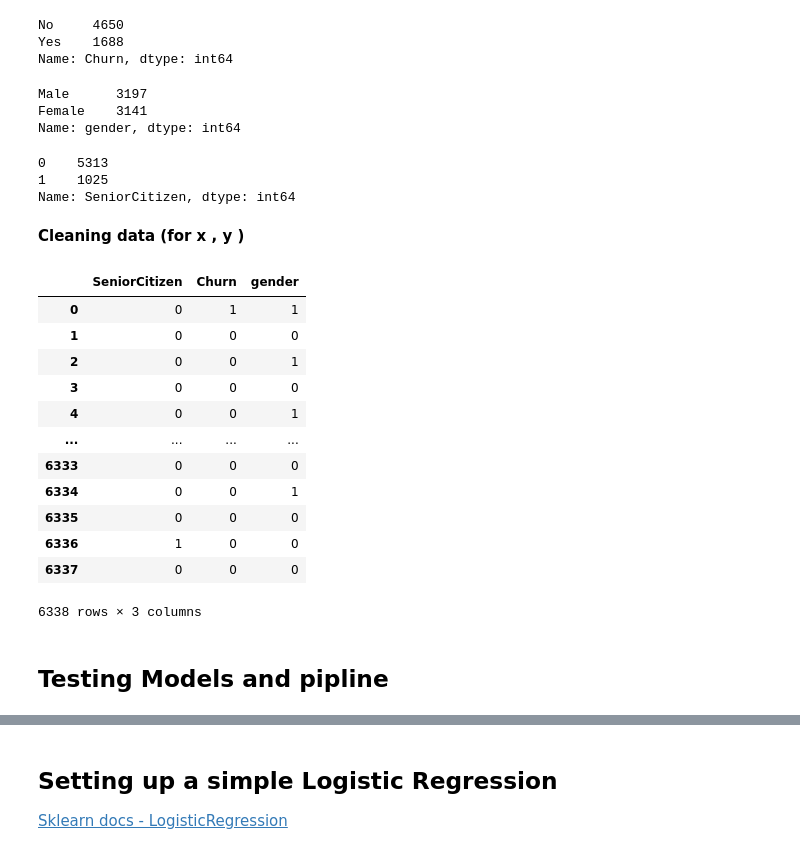
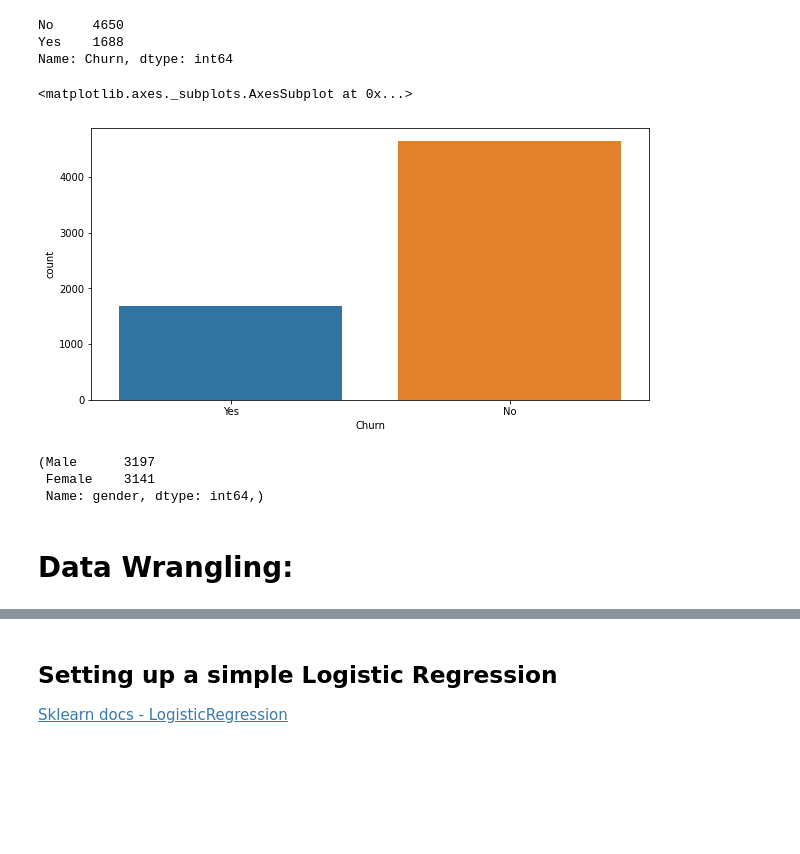
Before and after one commit to helah20/Machine_learning, a Jupyter notebook: Copy_of_01_case_study_setup.ipynb, the cells around one changed output, grey strips where cells are left out. Cells and saved outputs as stored; diff of their text form; code cells hidden in the pictures; blank space fills up the shorter version.

```diff
--- a/Copy_of_01_case_study_setup.ipynb
+++ b/Copy_of_01_case_study_setup.ipynb
@@ -94,9 +147,16 @@ df.Churn.value_counts() # the count of the customers who stayed with the company
 No     4650
 Yes    1688
 Name: Churn, dtype: int64
+# %%
+
+plt.figure( figsize=[10,5] )
+sns.countplot(x='Churn' ,data= df)
+# %% [output]
+<matplotlib.axes._subplots.AxesSubplot at 0x...>
+[figure, added]
 # %%
-df.gender.value_counts()
+df.gender.value_counts() ,
 # %% [output]
-Male      3197
-Female    3141
-Name: gender, dtype: int64
+(Male      3197
+ Female    3141
+ Name: gender, dtype: int64,)
@@ -107,8 +163,2 @@ Name: gender, dtype: int64
-# %%
-df.SeniorCitizen.value_counts() # the  young castomers  more than the Senior Citizen
-# %% [output]
-0    5313
-1    1025
-Name: SeniorCitizen, dtype: int64
-# %% [markdown]
-**Cleaning data  (for x , y )**
+# %% [markdown]
+# **Data Wrangling:**
@@ -117,21 +171,3 @@ Name: SeniorCitizen, dtype: int64
 df["Churn"] = df["Churn"].replace({'Yes':1,'No':0})
 # %%
 df["gender"]=df["gender"].replace({'Female':1,'Male':0})
-# %%
-df[['SeniorCitizen','Churn', 'gender']]
-# %% [output]
-|  | SeniorCitizen | Churn | gender |
-| 0 | 0 | 1 | 1 |
-| 1 | 0 | 0 | 0 |
-| 2 | 0 | 0 | 1 |
-| 3 | 0 | 0 | 0 |
-| 4 | 0 | 0 | 1 |
-| ... | ... | ... | ... |
-| 6333 | 0 | 0 | 0 |
-| 6334 | 0 | 0 | 1 |
-| 6335 | 0 | 0 | 0 |
-| 6336 | 1 | 0 | 0 |
-| 6337 | 0 | 0 | 0 |
-6338 rows × 3 columns
-# %% [markdown]
-## **Testing Models and  pipline**
```
Also changed, not shown: parts of 91 cells of this notebook.
